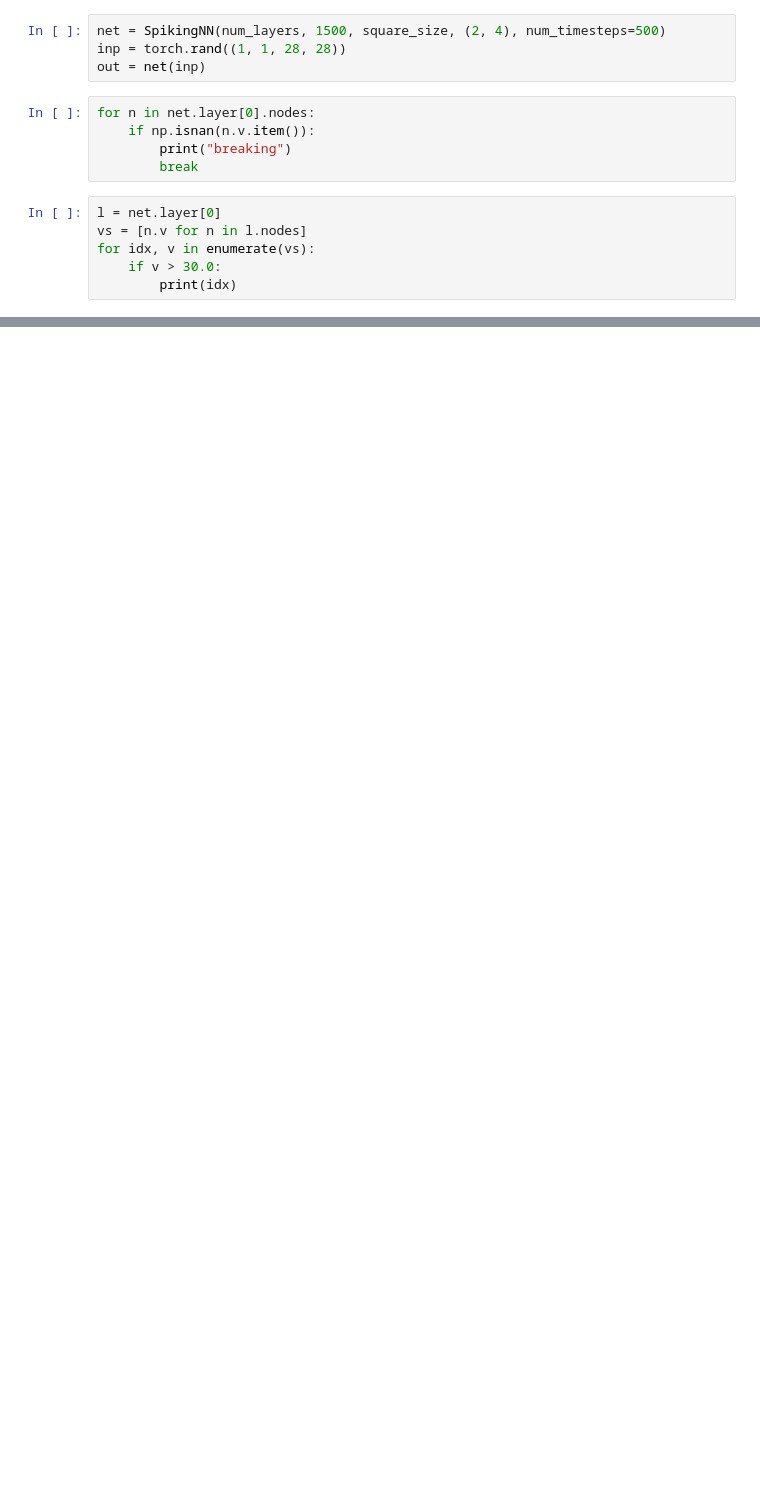
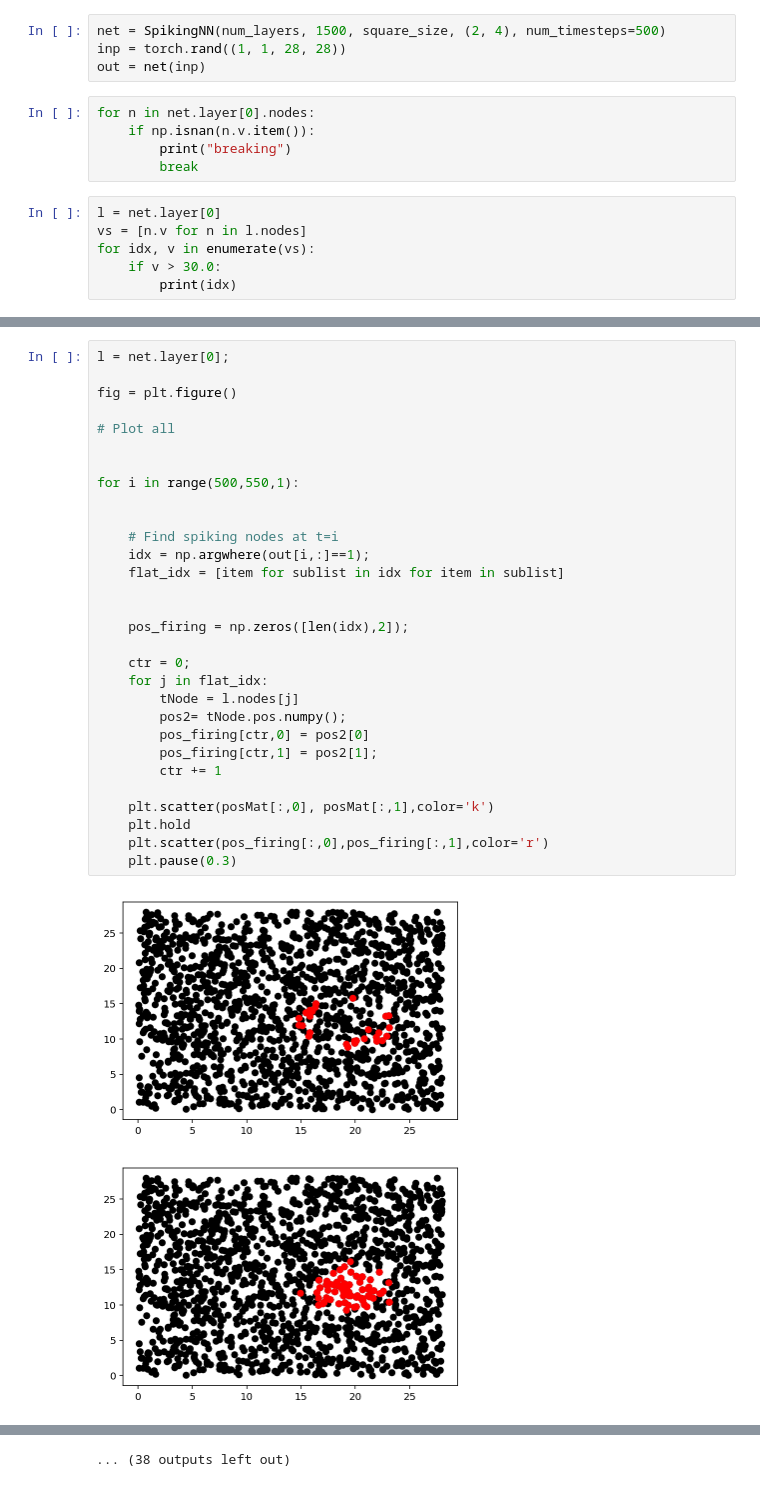
Before and after one commit to shoaibahmed/torchbrain, a Jupyter notebook: spiking/spiking_debug.ipynb, the cells around one changed output, grey strips where cells are left out. Cells and saved outputs as stored; diff of their text form; blank space fills up the shorter version.

```diff
--- a/spiking/spiking_debug.ipynb
+++ b/spiking/spiking_debug.ipynb
@@ -74,0 +91,33 @@ for idx, v in enumerate(vs):
+# %%
+l = net.layer[0];
+
+fig = plt.figure()
+
+# Plot all
+
+
+for i in range(500,550,1):
+
+
+    # Find spiking nodes at t=i
+    idx = np.argwhere(out[i,:]==1);
+    flat_idx = [item for sublist in idx for item in sublist]
+
+
+    pos_firing = np.zeros([len(idx),2]);
+
+    ctr = 0;
+    for j in flat_idx:
+        tNode = l.nodes[j]
+        pos2= tNode.pos.numpy();
+        pos_firing[ctr,0] = pos2[0]
+        pos_firing[ctr,1] = pos2[1];
+        ctr += 1
+
+    plt.scatter(posMat[:,0], posMat[:,1],color='k')
+    plt.hold
+    plt.scatter(pos_firing[:,0],pos_firing[:,1],color='r')
+    plt.pause(0.3)
+# %% [output]
+[figure, added]
+[figure, added]
@@ -74,0 +134 @@ for idx, v in enumerate(vs):
+... (38 outputs left out)
```
Also changed, not shown: parts of 12 cells of this notebook.
